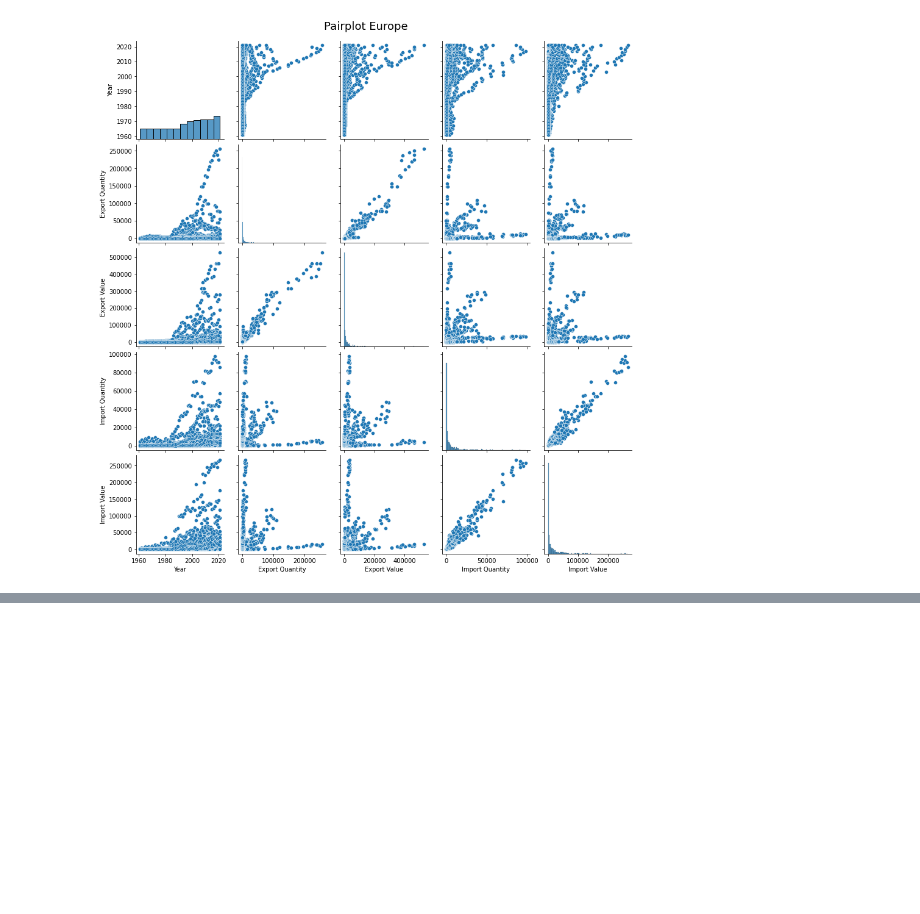
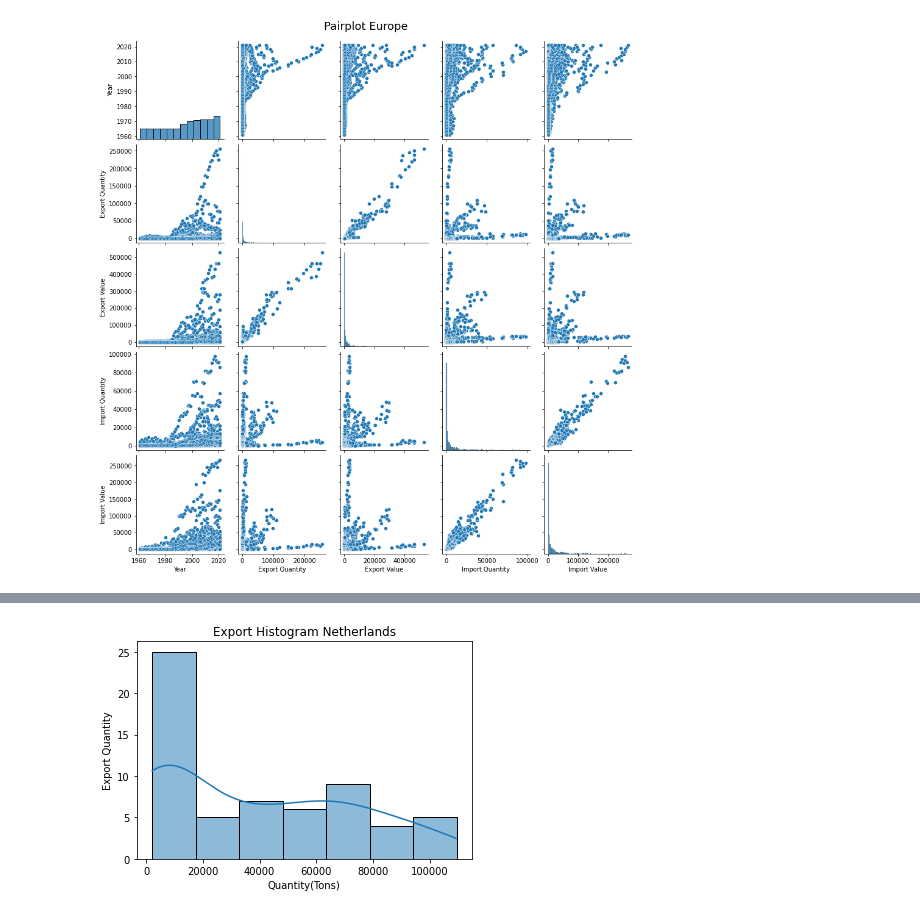
Before and after one commit to LuizLopes-cct/CA2, a Jupyter notebook: CA2_Data_Analytics.ipynb, the cells around one changed output, grey strips where cells are left out. Saved outputs shown, nothing was run; the diff lists cells and outputs as text; code cells hidden in the pictures; blank space fills up the shorter version.

```diff
--- a/CA2_Data_Analytics.ipynb
+++ b/CA2_Data_Analytics.ipynb
@@ -251,0 +292,4 @@ g.fig.suptitle("Pairplot Europe", y=1.02, fontsize = 18);
+# %%
+histquantity('Netherlands')
+# %% [output]
+[figure, added]
```
Also changed, not shown: parts of 48 cells of this notebook, 1 other file.
